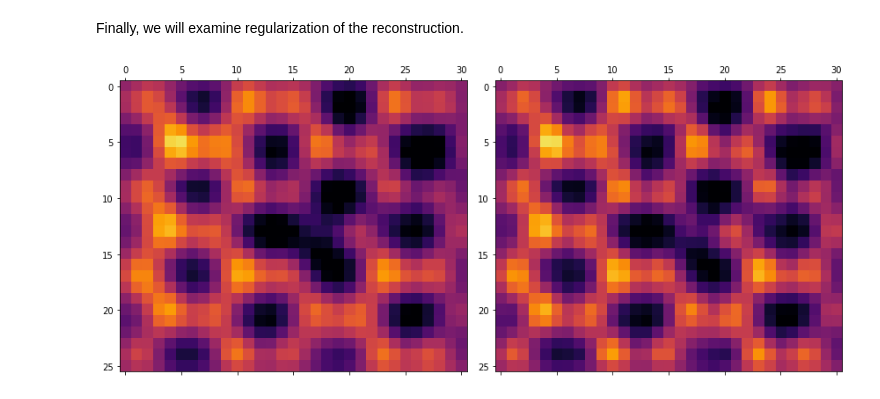
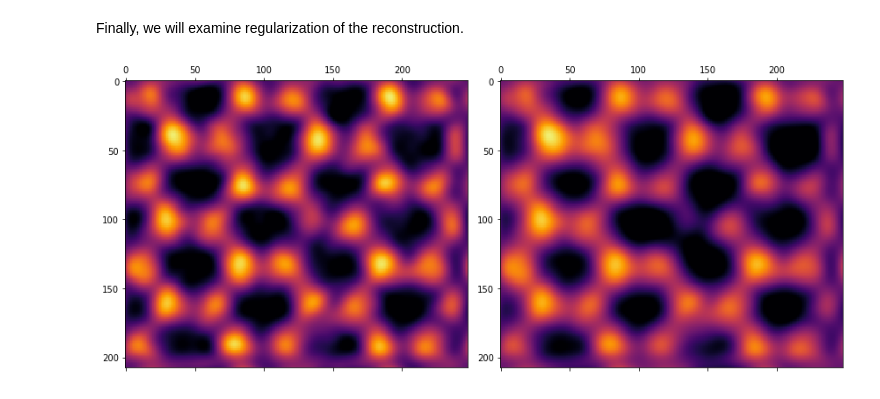
Before and after one commit to py4dstem/py4DSTEM_tutorials, a Jupyter notebook: notebooks/phase_contrast/DPC_MoS2.ipynb, the cells around one changed output. Cells and saved outputs as stored; diff of their text form; code cells hidden in the pictures.

```diff
--- a/notebooks/phase_contrast/DPC_MoS2.ipynb
+++ b/notebooks/phase_contrast/DPC_MoS2.ipynb
@@ -247,7 +240,7 @@ print(phase.shape)
 # %%
 # Use Fourier interpolation to upsample the reconstructed phase image.
 # phase_upsample = py4DSTEM.process.utils.fourier_resample(phase, output_size=(400, 500))
-phase_upsample = py4DSTEM.process.utils.fourier_resample(phase, scale=2)
+phase_upsample = py4DSTEM.process.utils.fourier_resample(phase, scale=8)
 
 # plot the upsampled image
 py4DSTEM.visualize.show(phase_upsample,
@@ -301,33 +254,38 @@ py4DSTEM.visualize.show(
 Finally, we will examine regularization of the reconstruction.
 # %%
 # Input parameters with slight regularization
-regLowPass = 10
-regHighPass = 0.0
+regLowPass = 0
+regHighPass = 0.01
 theta_recon = theta  # We get the same reconstruction with 0 rotation - try it!
 flip_recon = True   # We just set this to False
 paddingfactor = 2    # This parameter handles the boundary conditions via padding the reconstruction space
 stepsize = 1         # Step size for each iteration
 n_iter = 16           # Number of iterations
 
 # Reconstruct the phase
 phase_reg, error_ref = py4DSTEM.process.dpc.get_phase_from_CoM(
     CoMx,
     CoMy,
     theta=theta_recon,
     flip=flip_recon,
     regLowPass=regLowPass,
     regHighPass=regHighPass,
     paddingfactor=paddingfactor,
     stepsize=stepsize,
     n_iter=n_iter)
 
+
+# Upsample to make the differences easier to see
+phase_reg_upsample =  py4DSTEM.process.utils.fourier_resample(phase_reg, scale=8)
+
+# plot images
 py4DSTEM.visualize.show_image_grid(
-    lambda i:[phase_reg, phase][i],
+    lambda i:[phase_reg_upsample, phase_upsample][i],
     H=1,
     W=2,
     clipvals='std',
-    min=-2,
-    max=3,
+    min=-1.5,
+    max=3.0,
     cmap='inferno')
 # %% [output]
-[figure, old version]
+[figure, new version]
```
Also changed, not shown: parts of 13 cells of this notebook, 4 other files.
